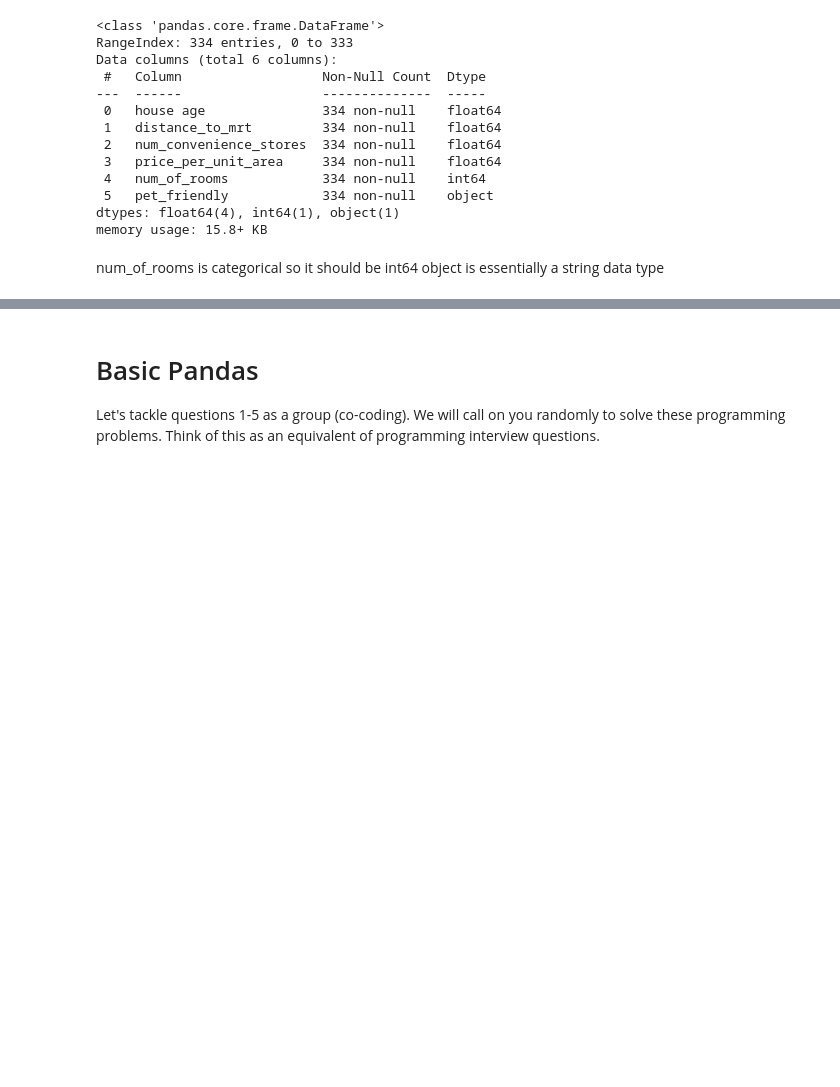
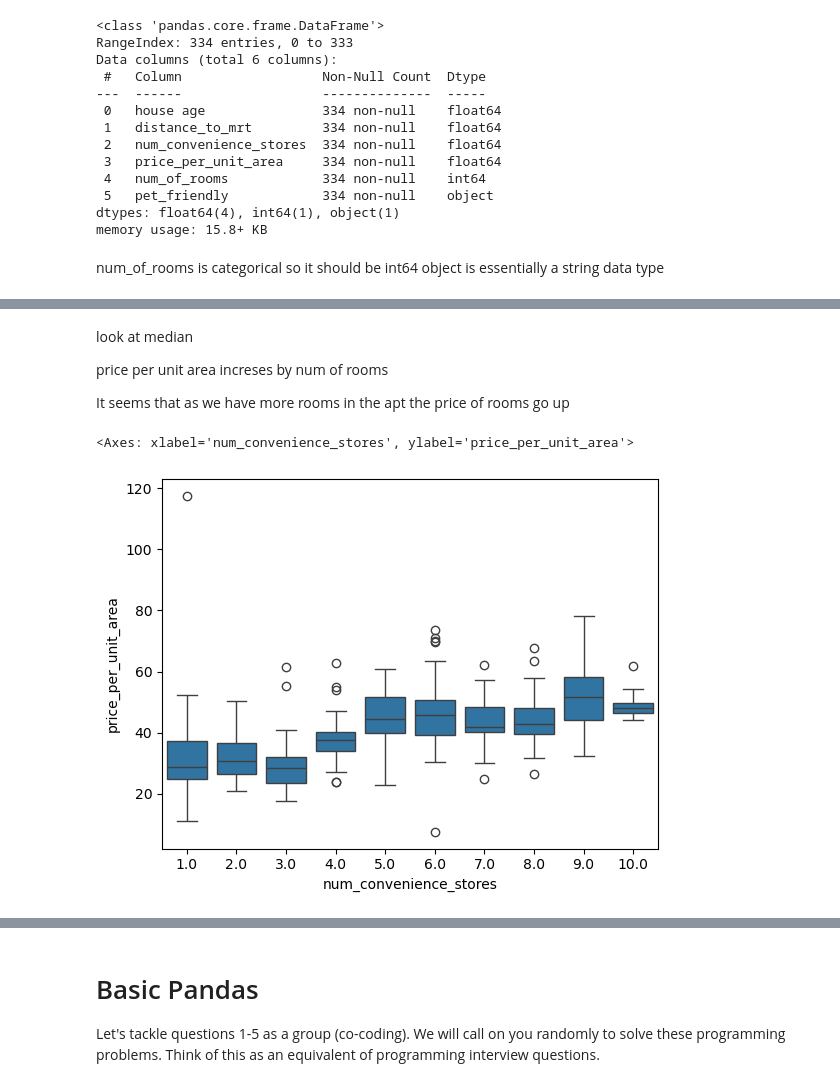
Before and after one commit to khadazhaia/challenges, a Jupyter notebook: pandas_basics/pandas_basics.ipynb, the cells around one changed output, grey strips where cells are left out. Drawn from its saved outputs; the diff is of its cells as text; code cells hidden in the pictures; blank space fills up the shorter version.

```diff
--- a/pandas_basics/pandas_basics.ipynb
+++ b/pandas_basics/pandas_basics.ipynb
@@ -181,0 +198,11 @@ object is essentially a string data type
+# %% [markdown]
+look at median
+
+price per unit area increses by num of rooms
+
+It seems that as we have more rooms in the apt the price of rooms go up
+# %%
+sns.boxplot(data=df, x="num_convenience_stores", y="price_per_unit_area")
+# %% [output]
+<Axes: xlabel='num_convenience_stores', ylabel='price_per_unit_area'>
+[figure, added]
```
Also changed, not shown: parts of 6 cells of this notebook.
